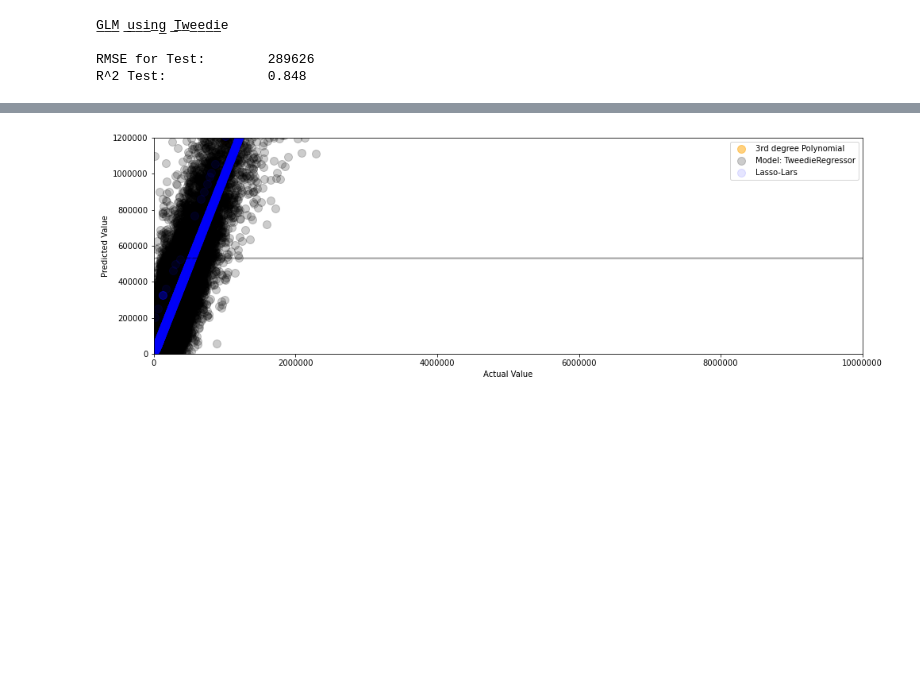
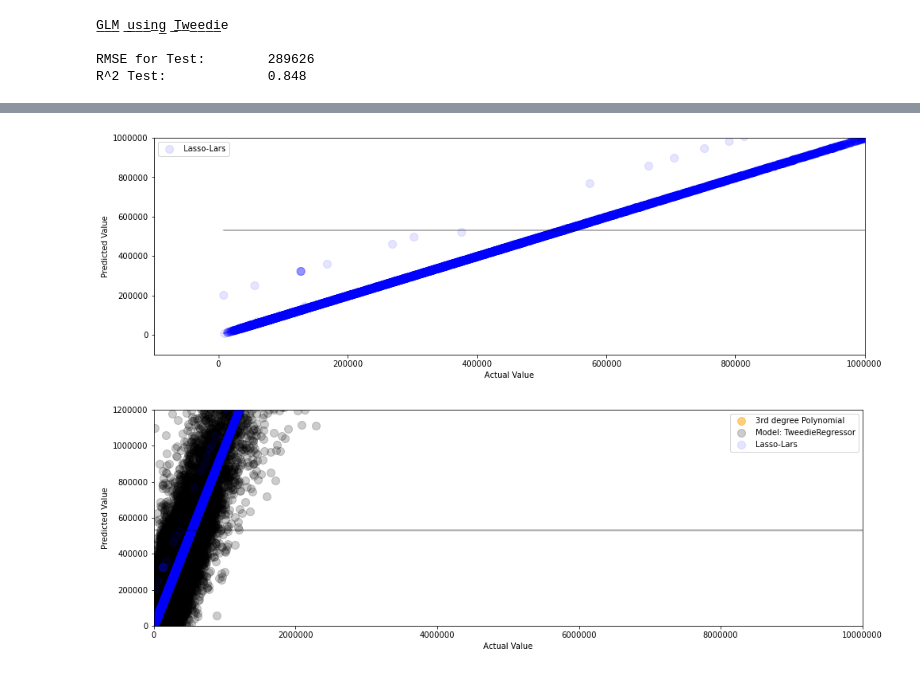
Before and after one commit to etclark3/clustering-exercises, a Jupyter notebook: explore_zillow.ipynb, the cells around one changed output, grey strips where cells are left out. Saved outputs shown, nothing was run; the diff lists cells and outputs as text; code cells hidden in the pictures; blank space fills up the shorter version.

```diff
--- a/explore_zillow.ipynb
+++ b/explore_zillow.ipynb
@@ -618,3 +667,19 @@ er(y_validate)
+# %%
+plt.figure(figsize=(16,5))
+plt.plot(y_validate.tax_value, y_validate.pred_mean, alpha=.3, color="black", label='_nolegend_')
+plt.plot(y_validate.tax_value, y_validate.tax_value, alpha=.5, color="blue")
+plt.scatter(y_validate.tax_value, y_validate.pred_lars,
+            alpha=.1, color="blue", s=100, label="Lasso-Lars")
+plt.ticklabel_format(style='plain')
+
+plt.legend()
+plt.xlim(-100000, 1000000)
+plt.ylim(-100000, 1000000)
+plt.xlabel("Actual Value")
+plt.ylabel("Predicted Value")
+plt.show()
+# %% [output]
+[figure, added]
 # %%
 #er(y_test)
 # %%
```
Also changed, not shown: parts of 50 cells of this notebook.
